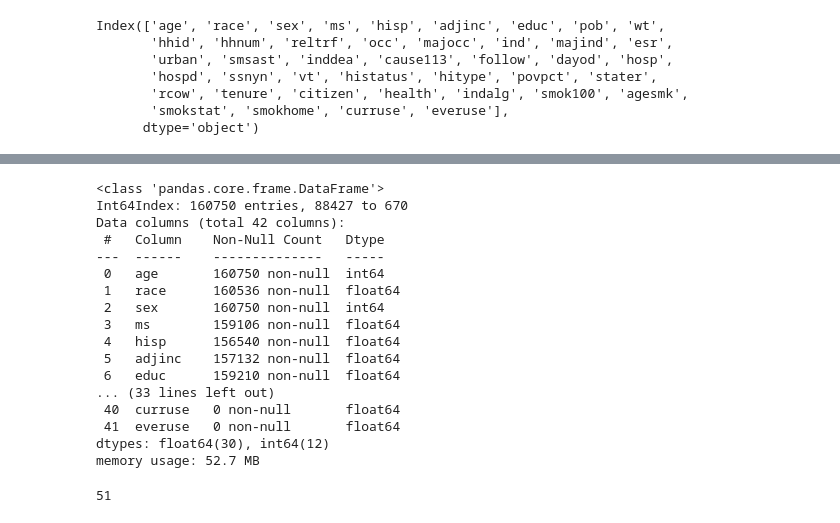
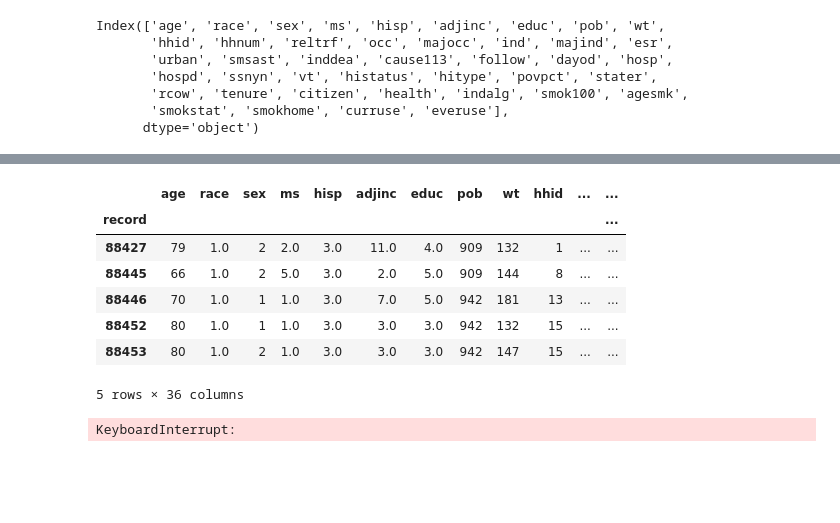
Before and after one commit to beckyepeters/life-expectancy-predictions, a Jupyter notebook: NLMS.ipynb, the cells around one changed output, grey strips where cells are left out. Saved outputs shown, nothing was run; the diff lists cells and outputs as text; code cells hidden in the pictures; blank space fills up the shorter version.

```diff
--- a/NLMS.ipynb
+++ b/NLMS.ipynb
@@ -99 +129,3 @@ everuse = ever use smokeless tobacco<br>
+# %%
+nlms.drop(columns=['smok100', 'agesmk', 'smokstat', 'smokhome', 'curruse', 'everuse'], inplace=True)
 # %%
@@ -207,24 +177,11 @@ dec = nlms[nlms.dayod.isin([1.0, 2.0, 3.0, 4.0, 5.0, 6.0, 7.0])]
 # %%
-dec.info()
+dec.head()
 # %% [output]
+|  | age | race | sex | ms | hisp | adjinc | educ | pob | wt | hhid | ... | ... |
+| record |  |  |  |  |  |  |  |  |  |  |  | ... |
+| 88427 | 79 | 1.0 | 2 | 2.0 | 3.0 | 11.0 | 4.0 | 909 | 132 | 1 | ... | ... |
+| 88445 | 66 | 1.0 | 2 | 5.0 | 3.0 | 2.0 | 5.0 | 909 | 144 | 8 | ... | ... |
+| 88446 | 70 | 1.0 | 1 | 1.0 | 3.0 | 7.0 | 5.0 | 942 | 181 | 13 | ... | ... |
+| 88452 | 80 | 1.0 | 1 | 1.0 | 3.0 | 3.0 | 3.0 | 942 | 132 | 15 | ... | ... |
+| 88453 | 80 | 1.0 | 2 | 1.0 | 3.0 | 3.0 | 3.0 | 942 | 147 | 15 | ... | ... |
-<class 'pandas.core.frame.DataFrame'>
-Int64Index: 160750 entries, 88427 to 670
-Data columns (total 42 columns):
- #   Column    Non-Null Count   Dtype
----  ------    --------------   -----
- 0   age       160750 non-null  int64
- 1   race      160536 non-null  float64
- 2   sex       160750 non-null  int64
- 3   ms        159106 non-null  float64
- 4   hisp      156540 non-null  float64
- 5   adjinc    157132 non-null  float64
- 6   educ      159210 non-null  float64
-... (33 lines left out)
- 40  curruse   0 non-null       float64
- 41  everuse   0 non-null       float64
-dtypes: float64(30), int64(12)
-memory usage: 52.7 MB
+5 rows × 36 columns
-# %%
-len(dec.stater.unique())
-# %% [output]
-51
@@ -230,0 +194,4 @@ len(dec.stater.unique())
+# %%
+imputer.fit_transform(dec)
+# %% [output]
+KeyboardInterrupt:
```
Also changed, not shown: parts of 24 cells of this notebook, 3 other files.
